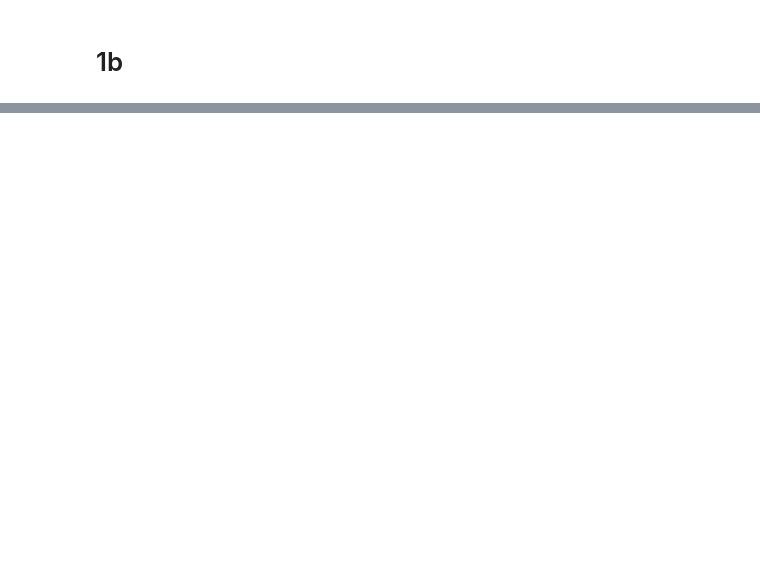
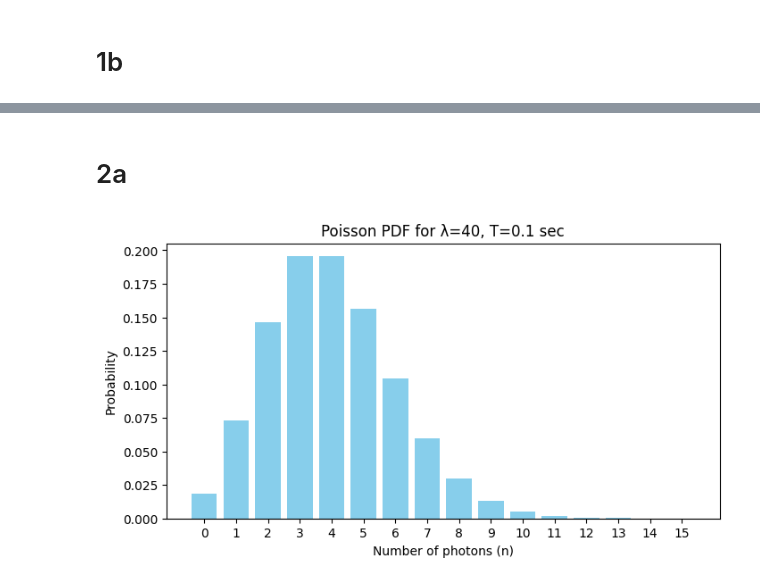
Before and after one commit to RyanL72/CSDS_364, a Jupyter notebook: Assignment_A2b/A2b_rhl72.ipynb, the cells around one changed output, grey strips where cells are left out. Drawn from its saved outputs; the diff is of its cells as text; code cells hidden in the pictures; blank space fills up the shorter version.

```diff
--- a/Assignment_A2b/A2b_rhl72.ipynb
+++ b/Assignment_A2b/A2b_rhl72.ipynb
@@ -22,0 +59,29 @@ plotflash(t)
+# %% [markdown]
+# 2a
+# %%
+def poisson_pdf(n, lambd, T):
+    """
+    Compute Poisson probability for n events in time T
+    """
+    mu = lambd * T
+
+    poisson = ((mu**n)/(np.math.factorial(n))) * np.exp(-mu)
+
+    return poisson
+# %%
+# Let’s plot the pdf for n = 0 to 15 for a given rate.
+lam_rate = 40   # events per second, say
+T = 0.1         # 100 msec
+n_values = np.arange(0, 16)
+pdf_vals = [poisson_pdf(n, lambd=lam_rate, T=T) for n in n_values]
+
+
+plt.figure(figsize=(8,4))
+plt.bar(n_values, pdf_vals, color='skyblue')
+plt.xlabel('Number of photons (n)')
+plt.ylabel('Probability')
+plt.title('Poisson PDF for λ=40, T=0.1 sec')
+plt.xticks(n_values)
+plt.show()
+# %% [output]
+[figure, added]
```
Also changed, not shown: parts of 20 cells of this notebook, 4 other files.
